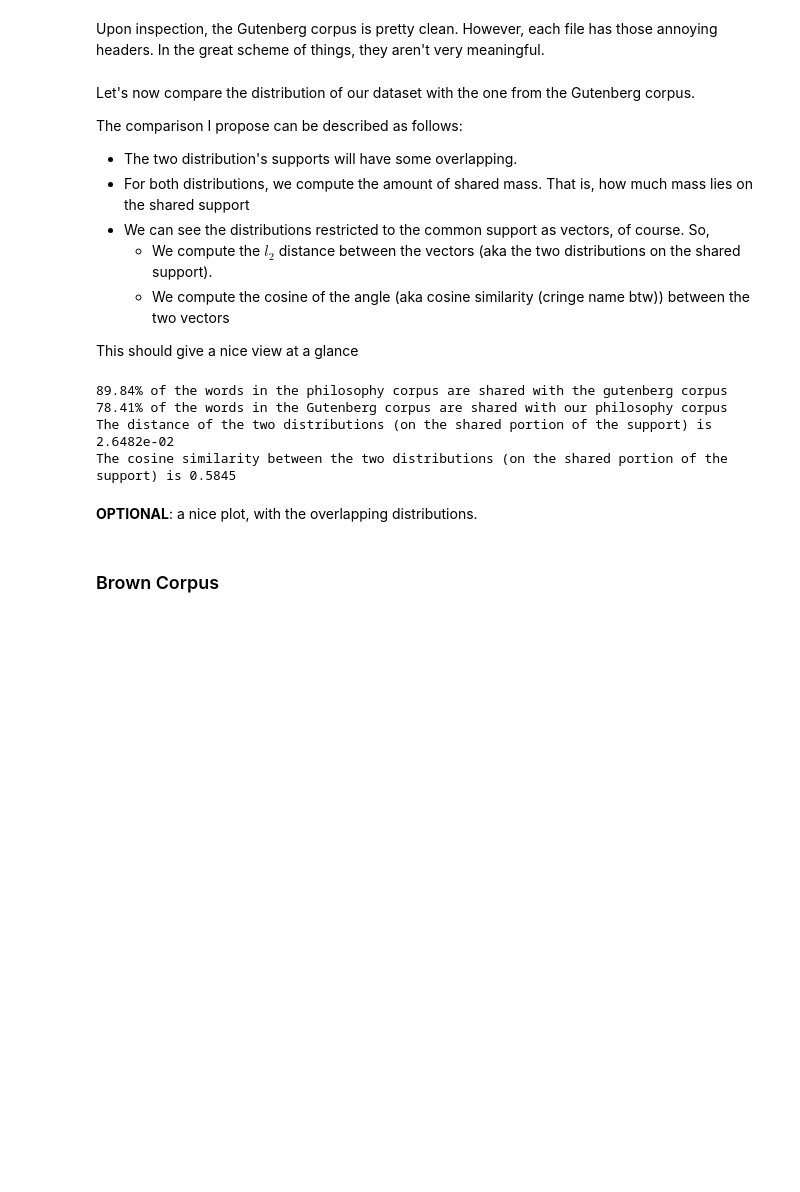
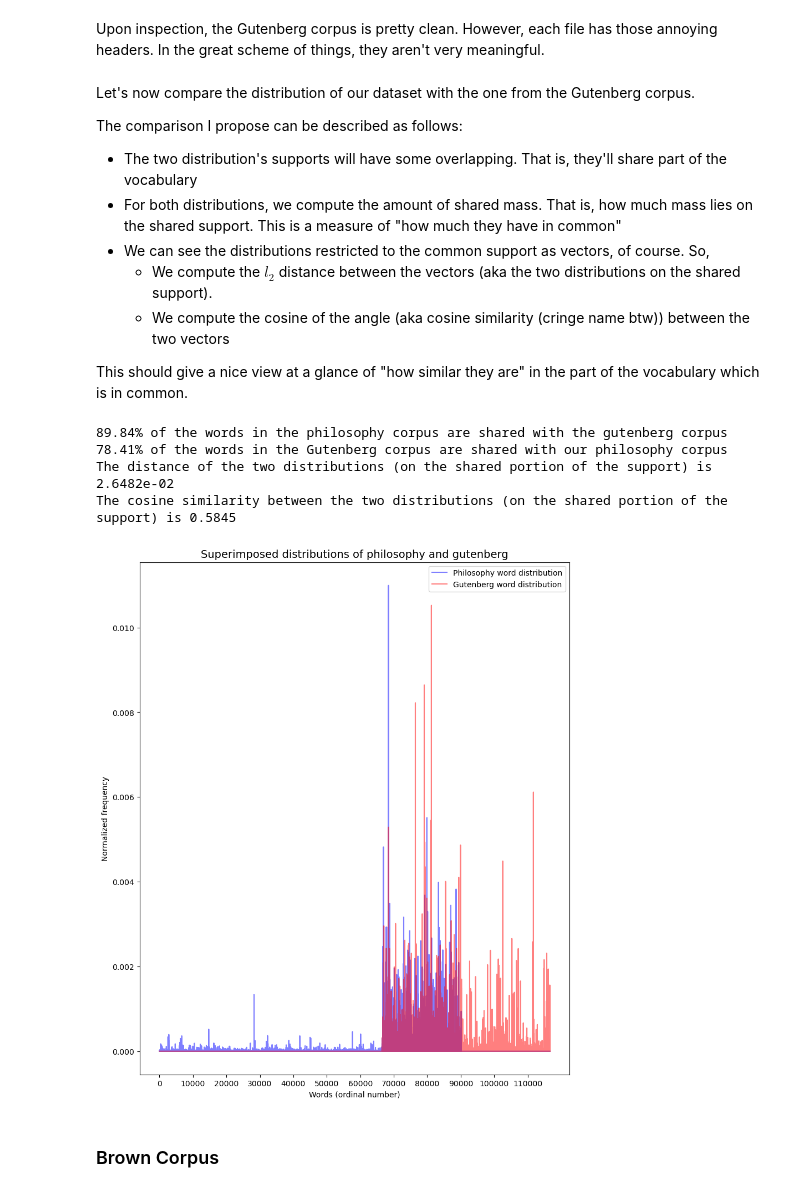
Before and after one commit to giordanoscerra/ProjectAthena, a Jupyter notebook: Exploration/contrastive_analysis.ipynb, the cells around one changed output. Drawn from its saved outputs; the diff is of its cells as text; code cells hidden in the pictures; blank space fills up the shorter version.

Commit message:
Habemus plots!

```diff
--- a/Exploration/contrastive_analysis.ipynb
+++ b/Exploration/contrastive_analysis.ipynb
@@ -179,10 +182,10 @@ for school in SCHOOLS:
 # %% [markdown]
 Let's also get the word distribution for the whole dataset.
 # %%
-overall_bow = nltk.FreqDist([w for w in chain.from_iterable(df['tokenized_txt']) if w not in stopwords_list])
+overall_bow = nltk.FreqDist([w for w in chain.from_iterable(df['tokenized_txt']) if (w not in stopwords_list and w.isalnum())])
 
 threshold = 0   # 0.01
-total_mass = overall_bow.N()    # sum(overall_bow.values())
+total_mass = sum(overall_bow.values())  # overall_bow.N()
 lower_bound = threshold*total_mass
 
 philosophy_distribution = {key:val/total_mass for (key,val) in overall_bow.items() if val>threshold}
@@ -264,18 +269,18 @@ gutenberg_freq_dist = nltk.FreqDist([w for w in chain.from_iterable(filtered_wor
 # We could remove the rarest words
 total_mass = sum(gutenberg_freq_dist.values())  # gutenberg_freq_dist.N()
 lower_bound = threshold*total_mass
-gutenberg_distribution = nltk.FreqDist({k:v/total_mass for (k,v) in gutenberg_freq_dist.items() if v>lower_bound})
+gutenberg_distribution = {k:v/total_mass for (k,v) in gutenberg_freq_dist.items() if v>lower_bound}
 # %% [markdown]
 Let's now compare the distribution of our dataset with the one from the Gutenberg corpus.
 
 The comparison I propose can be described as follows:
-- The two distribution's supports will have some overlapping.
-- For both distributions, we compute the amount of shared mass. That is, how much mass lies on the shared support
+- The two distribution's supports will have some overlapping. That is, they'll share part of the vocabulary
+- For both distributions, we compute the amount of shared mass. That is, how much mass lies on the shared support. This is a measure of "how much they have in common"
 - We can see the distributions restricted to the common support as vectors, of course. So,
     - We compute the $l_2$ distance between the vectors (aka the two distributions on the shared support).
     - We compute the cosine of the angle (aka cosine similarity (cringe name btw)) between the two vectors
 
-This should give a nice view at a glance
+This should give a nice view at a glance of "how similar they are" in the part of the vocabulary which is in common.
 # %%
 # shared support: words present in both corpora
 shared_support = [k for k in philosophy_distribution.keys() if k in gutenberg_distribution.keys()]
@@ -308,7 +313,21 @@ print(f'The cosine similarity between the two distributions (on the shared porti
 78.41% of the words in the Gutenberg corpus are shared with our philosophy corpus
 The distance of the two distributions (on the shared portion of the support) is 2.6482e-02
 The cosine similarity between the two distributions (on the shared portion of the support) is 0.5845
-# %% [markdown]
-**OPTIONAL**: a nice plot, with the overlapping distributions.
+# %%
+from exploration_utils import save_plot, plot_superimposed_distributions
+
+RANGE = 100000
+
+fig = plot_superimposed_distributions(philosophy_distribution,
+                                        gutenberg_distribution,
+                                        label1='Philosophy word distribution',
+                                        label2='Gutenberg word distribution',
+                                        distribution1='philosophy',
+                                        distribution2='gutenberg',)
+                                        #range=RANGE)
+save_plot(plt, 'philosophy_vs_gutenberg_distributions')
+plt.show()
+# %% [output]
+[figure, added]
 # %% [markdown]
 ### Brown Corpus
```
Also changed, not shown: parts of 14 cells of this notebook, 2 other files.
